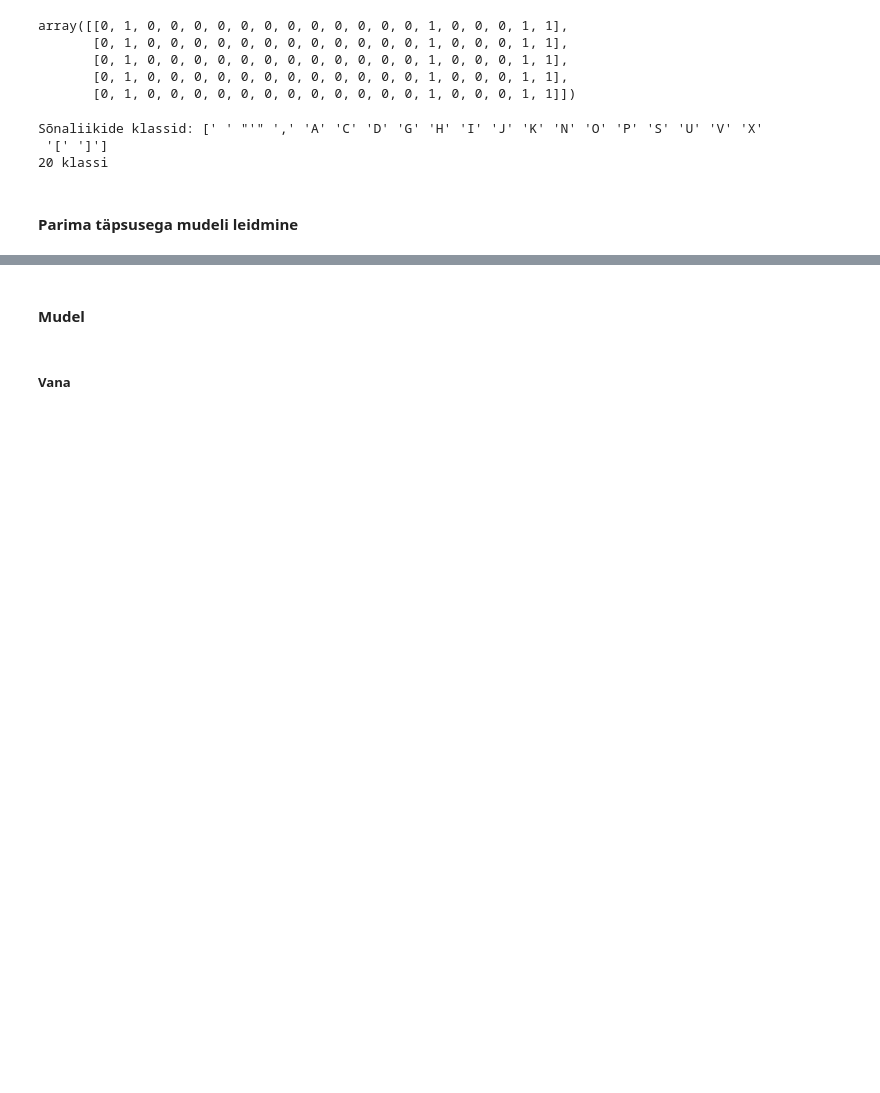
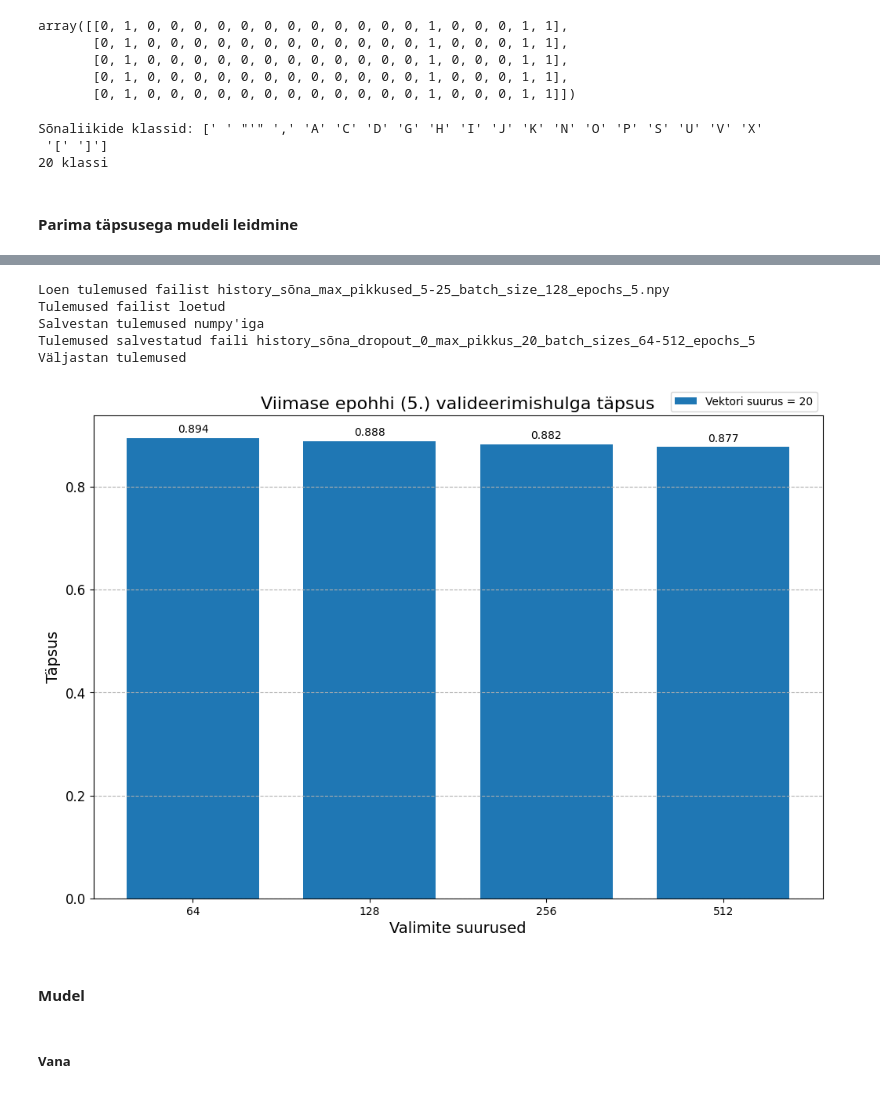
Before and after one commit to SanderSaska/MorfoloogiliseMuuttyybiAutomaatneTuvastaja, a Jupyter notebook: Morfoloogilise_muuttüübi_automaatne_tuvastamine.ipynb, the cells around one changed output, grey strips where cells are left out. Saved outputs shown, nothing was run; the diff lists cells and outputs as text; code cells hidden in the pictures; blank space fills up the shorter version.

```diff
--- a/Morfoloogilise_muuttüübi_automaatne_tuvastamine.ipynb
+++ b/Morfoloogilise_muuttüübi_automaatne_tuvastamine.ipynb
@@ -2462,2 +2708,19 @@ def näita_tulemusi(tulemused, max_pikkused, batch_size):
+# %%
+def save_tulemused(tulemused, max_pikkused, batch_sizes, epochs, mudel, dropout):
+  print("Salvestan tulemused numpy'iga")
+  if len(max_pikkused) == 1:
+    file_path = f"history_{mudel}_dropout_{dropout}_max_pikkus_{max_pikkused[0]}_batch_sizes_{batch_sizes[0]}-{batch_sizes[-1]}_epochs_{epochs}"
+  elif len(batch_sizes) == 1:
+    file_path = f"history_{mudel}_dropout_{dropout}_max_pikkused_{max_pikkused[0]}-{max_pikkused[-1]}_batch_size_{batch_sizes[0]}_epochs_{epochs}"
+  else:
+    file_path = f"history_{mudel}_dropout_{dropout}_max_pikkused_{max_pikkused[0]}-{max_pikkused[-1]}_batch_sizes_{batch_sizes[0]}-{batch_sizes[-1]}_epochs_{epochs}"
+  np.save(file_path, tulemused)
+  print(f"Tulemused salvestatud faili {file_path}")
+# %%
+def loe_tulemused(file_path):
+  print(f"Loen tulemused failist {file_path}")
+  tulemused = np.load(file_path, allow_pickle=True)
+  print("Tulemused failist loetud")
+  return tulemused
 # %%
 tulemused = list()
@@ -2601,3 +3066,27 @@ IndexError: list index out of range
+# %%
+tulemused = loe_tulemused("history_sõna_max_pikkused_5-25_batch_size_128_epochs_5.npy")
+mudel = "s"
+max_pikkused = [20] # 27
+batch_sizes = [64, 128, 256, 512]
+#max_pikkused = [5, 10, 15, 20, 25] # 27
+#batch_sizes = [128]
+dropout = "0"
+epochs = 5
+
+match mudel:
+  case "s":
+    save_tulemused(tulemused, max_pikkused, batch_sizes, epochs, "sõna", dropout)
+    näita_tulemusi_tulp(tulemused, max_pikkused, batch_sizes, epochs, "sõnamudel", dropout)
+  case "ss":
+    save_tulemused(tulemused, max_pikkused, batch_sizes, epochs, "sõnajasõnaliik", dropout)
+    näita_tulemusi_tulp(tulemused, max_pikkused, batch_sizes, epochs, "sõnajasõnaliikmudel", dropout)
+# %% [output]
+Loen tulemused failist history_sõna_max_pikkused_5-25_batch_size_128_epochs_5.npy
+Tulemused failist loetud
+Salvestan tulemused numpy'iga
+Tulemused salvestatud faili history_sõna_dropout_0_max_pikkus_20_batch_sizes_64-512_epochs_5
+Väljastan tulemused
+[figure, added]
 # %% [markdown]
 #### Mudel
 # %% [markdown]
```
Also changed, not shown: parts of 32 cells of this notebook.
